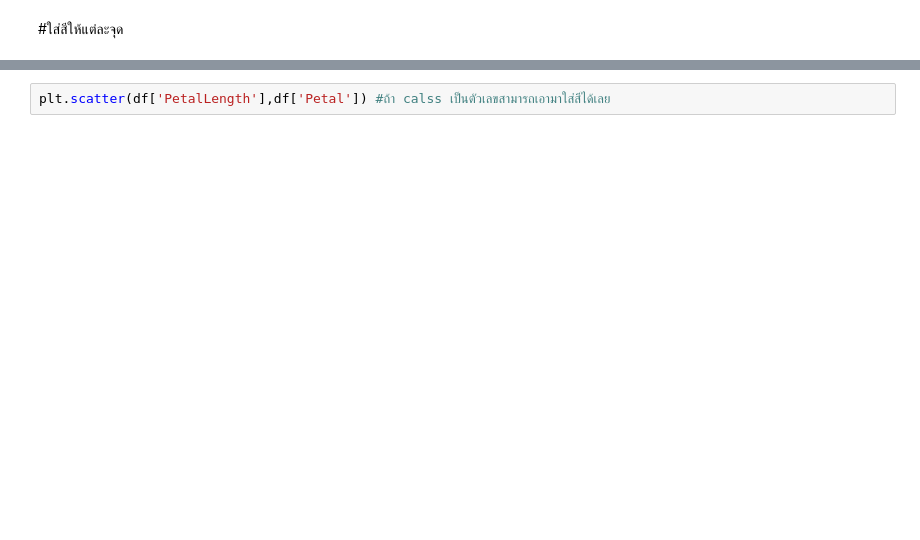
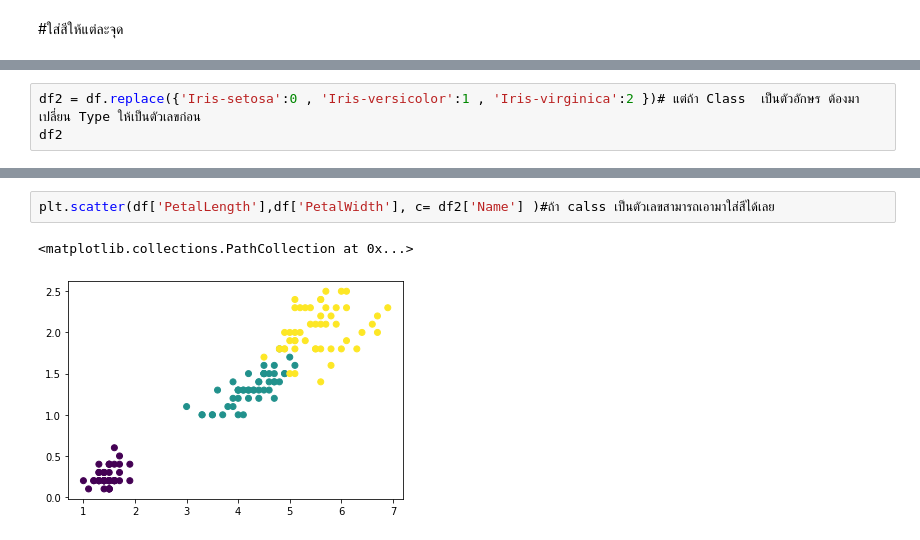
Before and after one commit to waraporn19/KKU_data_mining, a Jupyter notebook: Visualize_Data_Distribution.ipynb, the cells around one changed output, grey strips where cells are left out. Saved outputs shown, nothing was run; the diff lists cells and outputs as text; blank space fills up the shorter version.

```diff
--- a/Visualize_Data_Distribution.ipynb
+++ b/Visualize_Data_Distribution.ipynb
@@ -13,0 +37,3 @@ from matplotlib import pyplot as plt
+# %%
+df2 = df.replace({'Iris-setosa':0 , 'Iris-versicolor':1 , 'Iris-virginica':2 })# แต่ถ้า Class  เป็นตัวอักษร ต้องมาเปลี่ยน Type ให้เป็นตัวเลขก่อน
+df2
@@ -14,2 +54,5 @@ from matplotlib import pyplot as plt
 # %%
-plt.scatter(df['PetalLength'],df['Petal']) #ถ้า calss เป็นตัวเลขสามารถเอามาใส่สีได้เลย
+plt.scatter(df['PetalLength'],df['PetalWidth'], c= df2['Name'] )#ถ้า calss เป็นตัวเลขสามารถเอามาใส่สีได้เลย
+# %% [output]
+<matplotlib.collections.PathCollection at 0x...>
+[figure, added]
```
Also changed, not shown: parts of 6 cells of this notebook.
